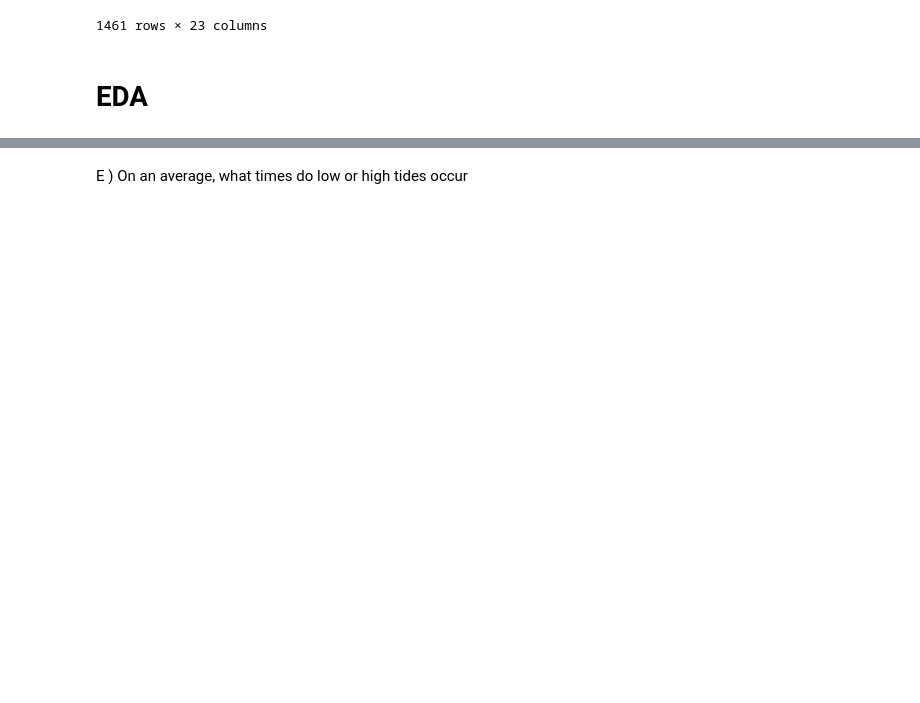
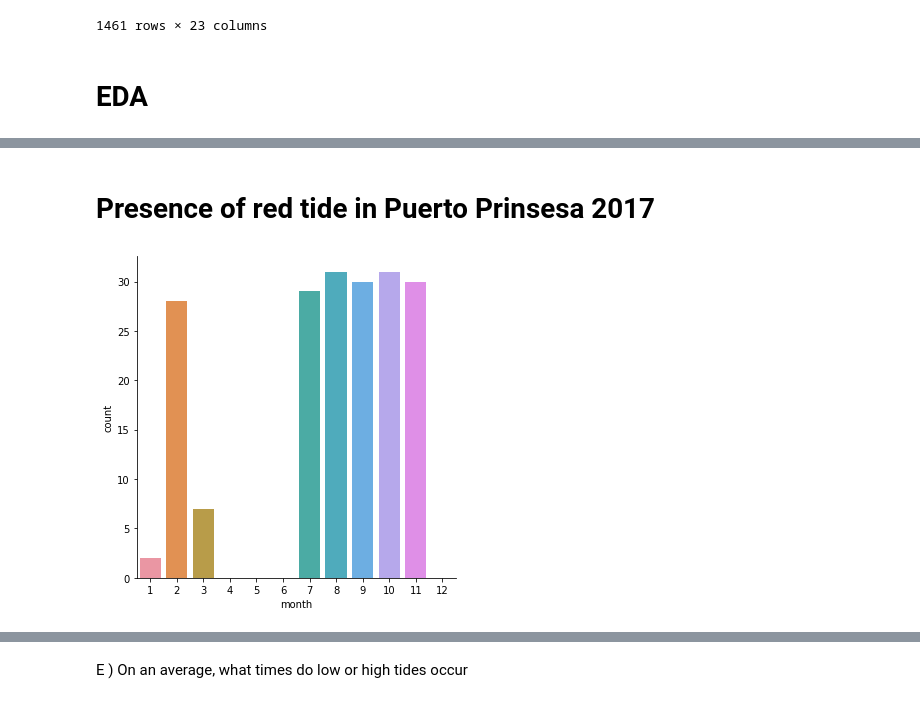
Before and after one commit to rlltj/OpenRefineFinalProject, a Jupyter notebook: OpenRefineMCO2(final).ipynb, the cells around one changed output, grey strips where cells are left out. Cells and saved outputs as stored; diff of their text form; code cells hidden in the pictures; blank space fills up the shorter version.

```diff
--- a/OpenRefineMCO2(final).ipynb
+++ b/OpenRefineMCO2(final).ipynb
@@ -998,0 +1018,5 @@ finalDF
+# %%
+month = []
+for i in range(len(finalDF['date'])):
+    month.append(finalDF['date'][i].month)
+month
@@ -998,0 +1041,5 @@ finalDF
+# %%
+year = []
+for i in range(len(finalDF['date'])):
+        year.append(finalDF['date'][i].year)
+year
@@ -998,0 +1064,5 @@ finalDF
+# %%
+EDADF = finalDF
+EDADF['month'] = month
+EDADF['year'] = year
+EDADF
@@ -998,0 +1083,6 @@ finalDF
+# %% [markdown]
+# Presence of red tide in Puerto Prinsesa 2017
+# %%
+boxplot = sns.catplot(x = "month", kind = "count", order = [1,2,3,4,5,6,7,8,9,10,11,12], data = EDADF.loc[(EDADF['year'] == 2017) & (EDADF['redtide_pp'] ==1)])
+# %% [output]
+[figure, added]
```
Also changed, not shown: parts of 34 cells of this notebook.
